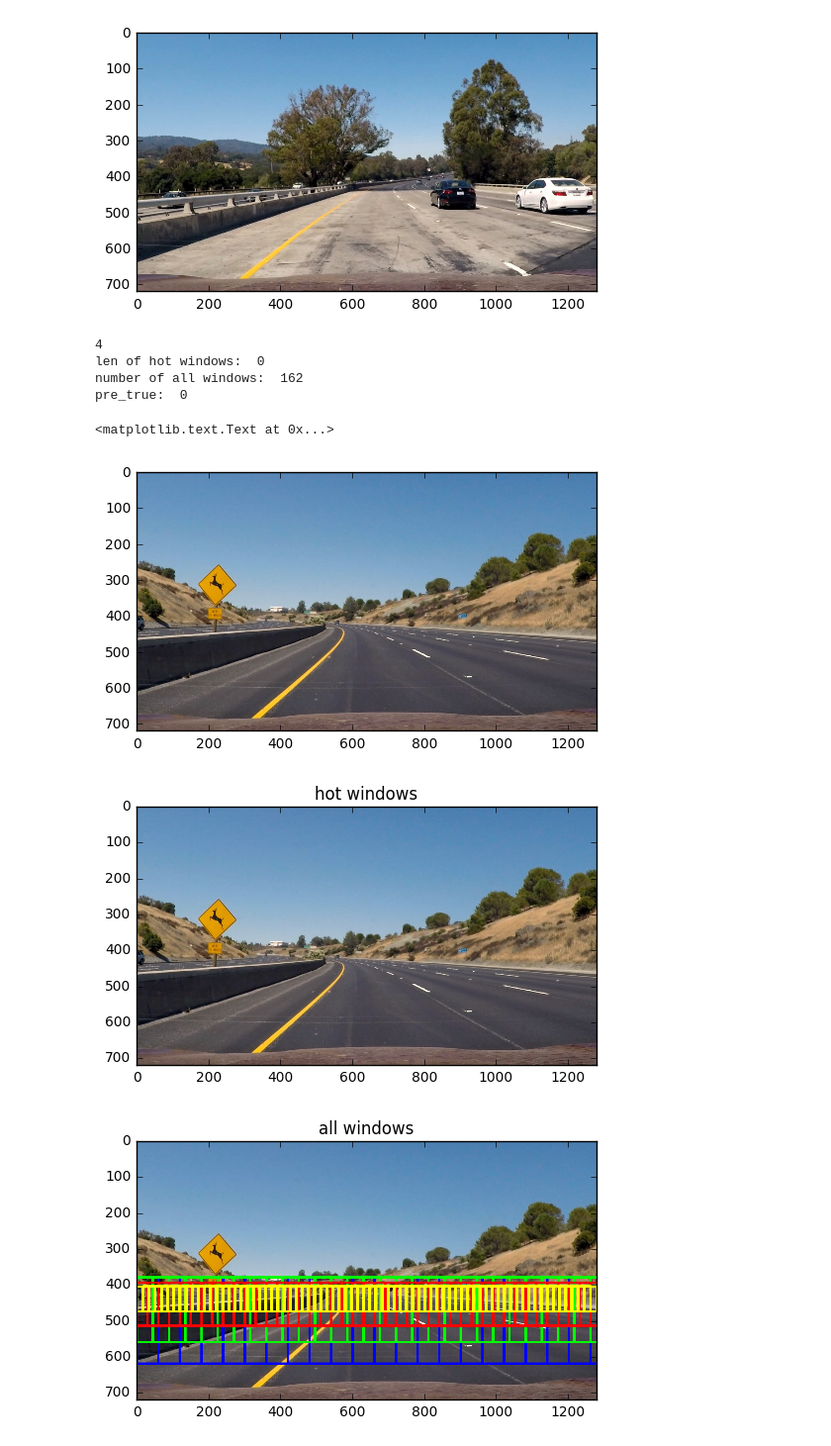
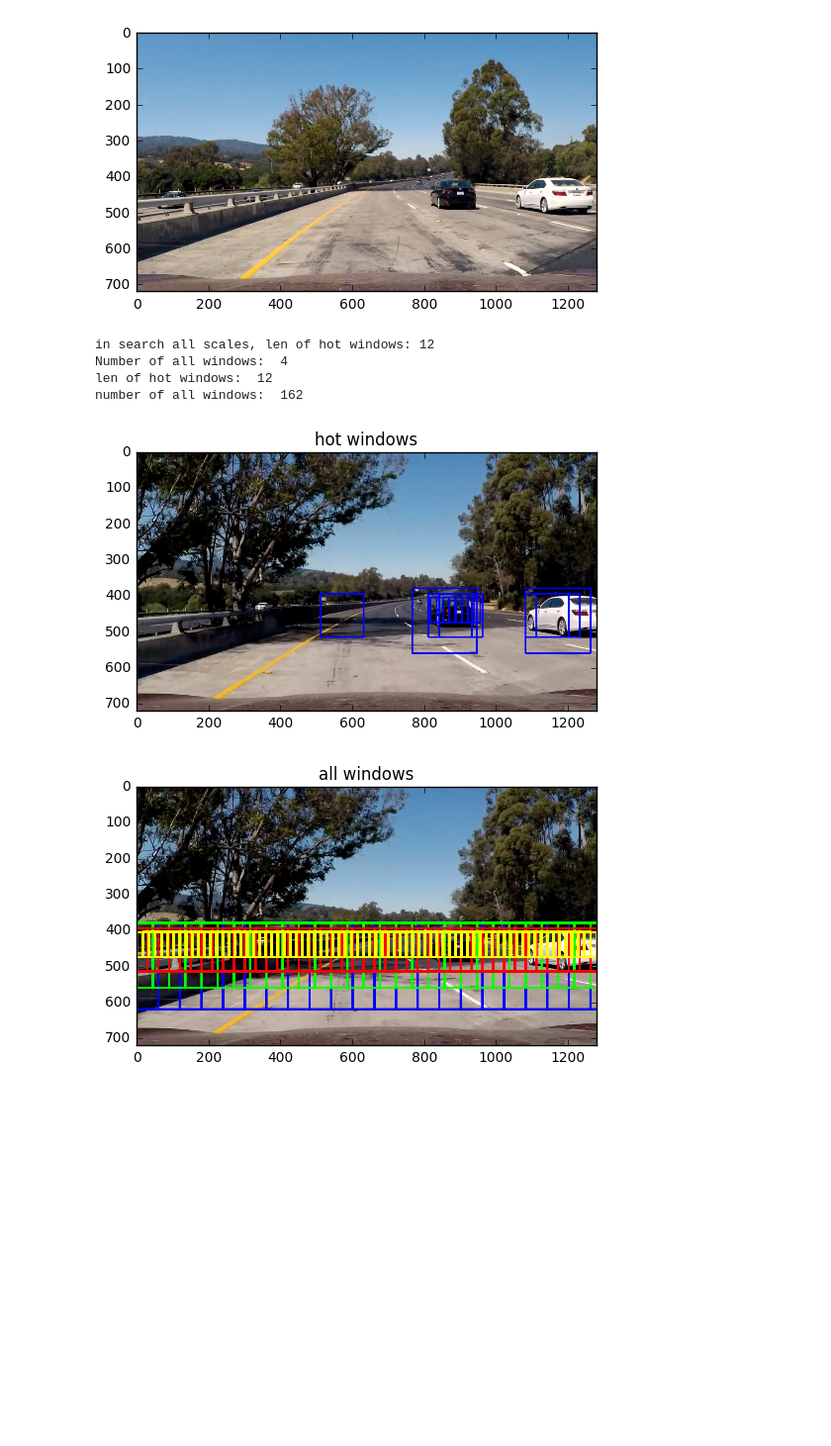
Before and after one commit to xtsxisaxns/Vehicle-Detection, a Jupyter notebook: vehicle-detection.ipynb, the cells around one changed output. Shown at 99% size. Drawn from its saved outputs; the diff is of its cells as text; code cells hidden in the pictures; blank space fills up the shorter version.

```diff
--- a/vehicle-detection.ipynb
+++ b/vehicle-detection.ipynb
@@ -194,8 +176,8 @@ axs[3].set_title('no car hog image',fontsize=10)
 #HOG parameters setting
 hog_feat = True
 color_space = 'HLS'
-orient = 11
-pix_per_cell = 9
+orient = 9
+pix_per_cell = 8
 cell_per_block = 2
 hog_channel = 'ALL'
 
@@ -456,7 +427,7 @@ def search_windows(img,windows,clf,scaler,color_space='RGB',
     return on_windows
 # %%
 #Define a function to search windows in a full image,get all the windows that may have a car
-def search_all_scales(img,classifier=None):
+def search_all_scales(img,classifier,scaler,color_space,spatial_size,hist_bins,orient,pix_per_cell,cell_per_block):
     hot_windows = []
     all_windows = []
 
@@ -468,15 +439,19 @@ def search_all_scales(img,classifier=None):
     window_size = [(w0,w0),(w1,w1),(w2,w2),(w3,w3)]
     overlap_size = [(o0,o0),(o1,o1),(o2,o2),(o3,o3)]
     yi0,yi1,yi2,yi3 = 380,380,395,405
-#     yi0,yi1,yi2,yi3 = 350,350,380,380
     y_start_stop = [[yi0,yi0+w0/2],[yi1,yi1+w1/2],[yi2,yi2+w2/2],[yi3,yi3+w3/2]]
-#     y_start_stop = [[yi0,yi0+w0],[yi1,yi1+w1],[yi2,yi2+w2],[yi3,yi3+w3]]
 
     for i in range(len(y_start_stop)):
         windows = slide_window(img,x_start_stop=x_start_stop[i],y_start_stop=y_start_stop[i],
                                               window_size=window_size[i],overlap_size=overlap_size[i])
         all_windows += [windows]
-#         print('in search all scale:',type(classifier))
+    #         print('in search all scale:',type(classifier))
+    # def search_windows(img,windows,clf,scaler,color_space='RGB',
+    #                                   spatial_size=(16,16),hist_bins=32,
+    #                                   hist_range=(0,256),orient=11,pix_per_cell=9,cell_per_block=2,
+    #                                   hog_channel=0,spatial_feat=True,
+    #                                   hist_feat=True,hog_feat=True):
+
         hot_windows += search_windows(img,windows,classifier,scaler,color_space=color_space,
                                                          spatial_size=spatial_size,hist_bins=hist_bins,
                                                          orient=orient,pix_per_cell=pix_per_cell,
@@ -484,6 +459,8 @@ def search_all_scales(img,classifier=None):
                                                          hog_channel=hog_channel,spatial_feat=spatial_feat,
                                                          hist_feat=hist_feat,hog_feat=hog_feat)
 
+    print('in search all scales, len of hot windows:',len(hot_windows))
+
     return hot_windows,all_windows
 # %%
 # Draw bounding boxes function
@@ -497,8 +474,8 @@ def draw_boxes(img,bboxes,color=(0,0,255),thick=6):
 #HOG parameters setting
 hog_feat = True
 color_space = 'HLS'
-orient = 11
-pix_per_cell = 9
+orient = 9
+pix_per_cell = 8
 cell_per_block = 2
 hog_channel = 'ALL'
 
@@ -517,50 +494,50 @@ svc = data['svc']
 
 test_imgs = glob.glob('./test_images/*.jpg')
 
-test_img1 = mpimage.imread(test_imgs[2])
+test_img1 = mpimage.imread(test_imgs[1])
 
 test_img_float = test_img1.astype(np.float32)/255
 # plt.imshow(mpimage.imread(test_imgs[0]))
-
-hot_windows,all_windows = search_all_scales(test_img_float,classifier=svc)
-print(len(all_windows))
+# def search_all_scales(img,classifier,scaler,color_space,spatial_size,hist_bins,orient,pix_per_cell,cell_per_block):
+hot_windows,all_windows = search_all_scales(test_img_float,svc,scaler,
+                                            color_space,spatial_size,hist_bins,orient,pix_per_cell,cell_per_block)
+print('Number of all windows: ',len(all_windows))
 # print(all_windows[0])
 # allwindows_img =np.int32(np.copy(test_img1))
 # print(allwindows_img[:1,:1,:])
 print('len of hot windows: ',len(hot_windows))
 print('number of all windows: ',len(all_windows[0])+len(all_windows[1])+len(all_windows[2])+len(all_windows[3]))
-print('pre_true: ',pre_true)
 
-plt.imshow(test_img1)
+# plt.imshow(test_img1)
 
 window_img = np.copy(test_img1)
 window_img = draw_boxes(window_img, hot_windows, color=(0, 0, 255), thick=4)
 plt.figure()
 plt.imshow(window_img)
 plt.title('hot windows')
+plt.savefig('./examples/'+'hot_window.png')
 
 allwindows_img = np.copy(test_img1)
 for ind,win_list in enumerate(all_windows):
         if ind==0: color= (0,0,255)
         if ind==1: color= (0,255,0)
         if ind==2: color= (255,0,0)
         if ind==3: color= (255,255,0)
 
         #allwindows_img is wrong,why?
         #         allwindows_img = draw_boxes(allwindows_img, all_windows[ind], color=color, thick=6)
         allwindows_img = draw_boxes(allwindows_img, all_windows[ind], color=color, thick=6)
 plt.figure()
 plt.imshow(allwindows_img)
 plt.title('all windows')
+plt.savefig('./examples/'+'all_window.png')
 # %% [output]
-4
-len of hot windows:  0
+in search all scales, len of hot windows: 12
+Number of all windows:  4
+len of hot windows:  12
 number of all windows:  162
-pre_true:  0
-<matplotlib.text.Text at 0x...>
-[figure, old version]
+[figure, new version]
-[figure, old version]
+[figure, new version]
-[figure, removed]
 # %%
 #Heatmap
 #Heatmap is used to filter wrong boxes
```
Also changed, not shown: parts of 25 cells of this notebook, 9 other files.
